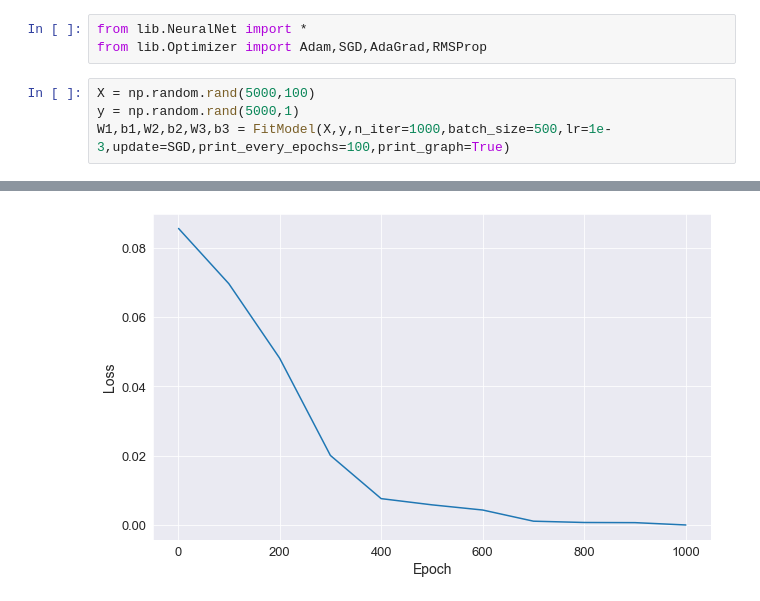
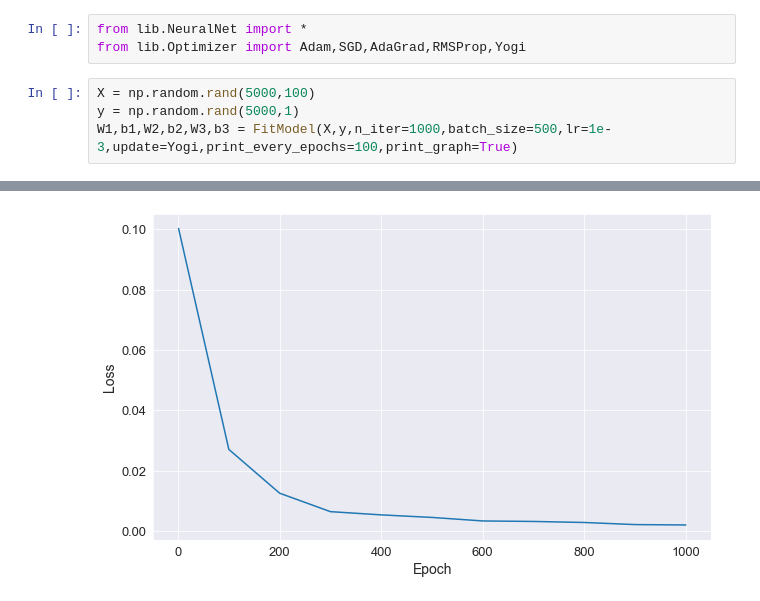
Before and after one commit to datvodinh10/DL_library_from_scratch, a Jupyter notebook: main.ipynb, the cells around one changed output, grey strips where cells are left out. Drawn from its saved outputs; the diff is of its cells as text.

Commit message:
add yogi optimizer

```diff
--- a/main.ipynb
+++ b/main.ipynb
@@ -1,8 +1,8 @@
 # %%
 from lib.NeuralNet import *
-from lib.Optimizer import Adam,SGD,AdaGrad,RMSProp
+from lib.Optimizer import Adam,SGD,AdaGrad,RMSProp,Yogi
 # %%
 X = np.random.rand(5000,100)
 y = np.random.rand(5000,1)
-W1,b1,W2,b2,W3,b3 = FitModel(X,y,n_iter=1000,batch_size=500,lr=1e-3,update=SGD,print_every_epochs=100,print_graph=True)
+W1,b1,W2,b2,W3,b3 = FitModel(X,y,n_iter=1000,batch_size=500,lr=1e-3,update=Yogi,print_every_epochs=100,print_graph=True)
 # %% [output]
@@ -20 +20 @@ W1,b1,W2,b2,W3,b3 = FitModel(X,y,n_iter=1000,batch_size=500,lr=1e-3,update=SGD,p
-[figure, old version]
+[figure, new version]
```
Also changed, not shown: parts of 1 cell of this notebook, 6 other files.
